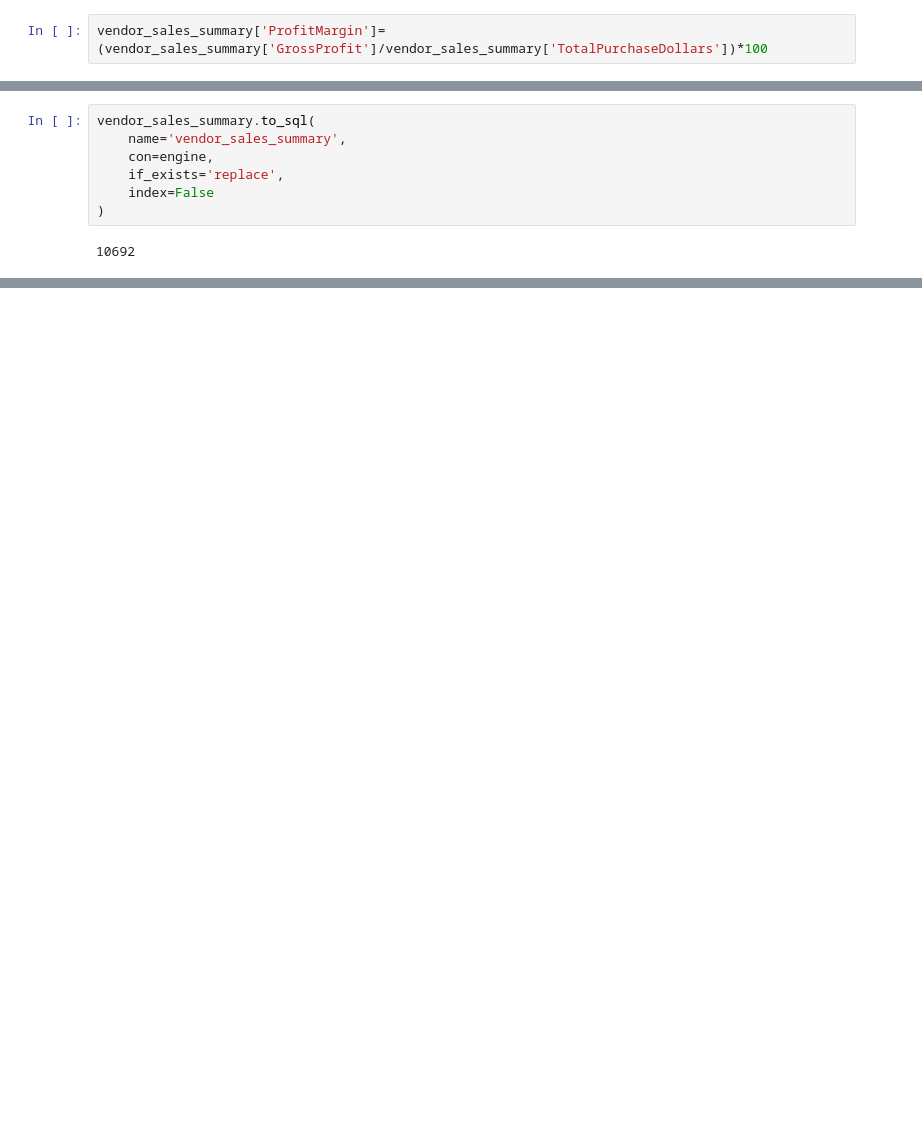
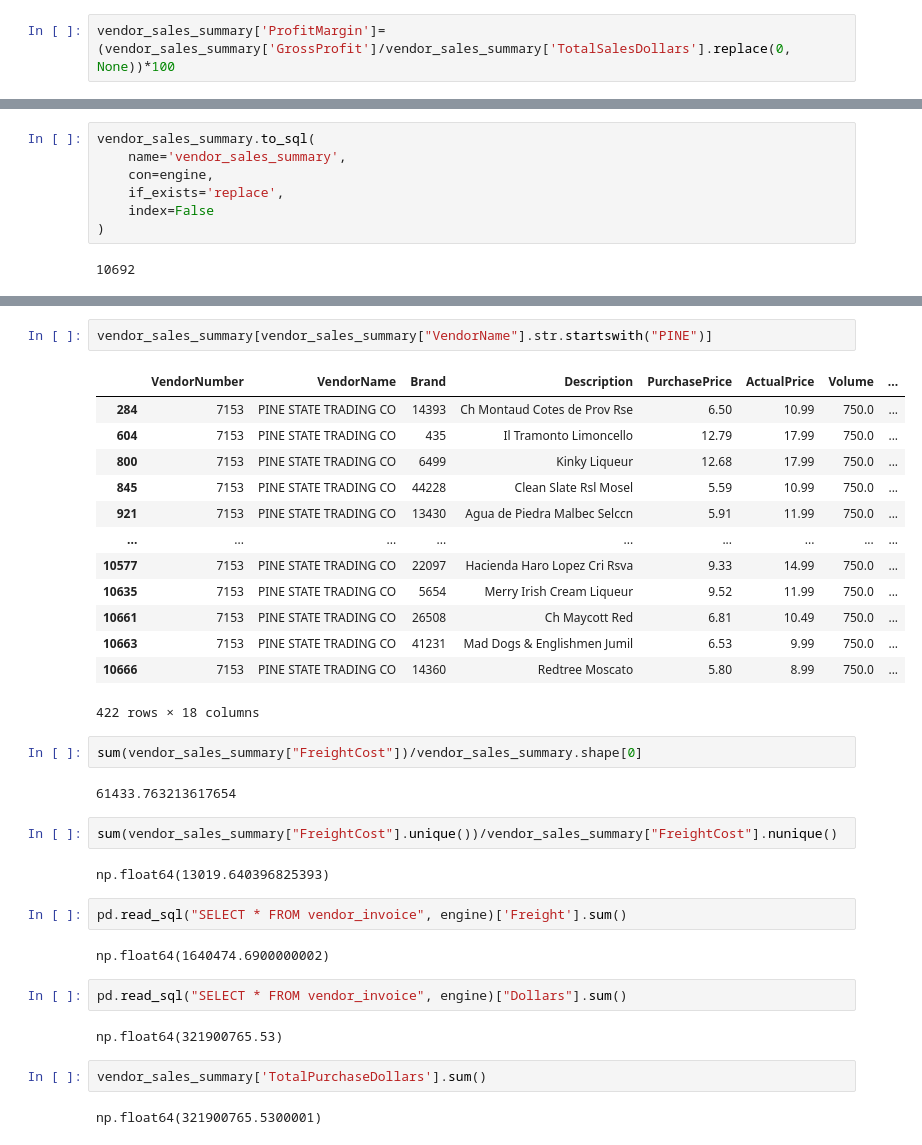
Before and after one commit to Aditya12084/vendor_performance_analysis, a Jupyter notebook: eda_notebooks/01_data_overview_eda.ipynb, the cells around one changed output, grey strips where cells are left out. Drawn from its saved outputs; the diff is of its cells as text; blank space fills up the shorter version.

```diff
--- a/eda_notebooks/01_data_overview_eda.ipynb
+++ b/eda_notebooks/01_data_overview_eda.ipynb
@@ -617,7 +642,7 @@ vendor_sales_summary[vendor_sales_summary['GrossProfit']<0]
 | 10672 | 5612 | MILTONS DISTRIBUTING CO | 17444 | D'Aquino Asti | 5.22 | 7.99 | 750.0 | ... |
 2127 rows × 15 columns
 # %%
-vendor_sales_summary['ProfitMargin']=(vendor_sales_summary['GrossProfit']/vendor_sales_summary['TotalPurchaseDollars'])*100
+vendor_sales_summary['ProfitMargin']=(vendor_sales_summary['GrossProfit']/vendor_sales_summary['TotalSalesDollars'].replace(0, None))*100
 # %%
 vendor_sales_summary.head()
 # %% [output]
@@ -796,0 +872,36 @@ if __name__=='__main__':
+# %%
+vendor_sales_summary[vendor_sales_summary["VendorName"].str.startswith("PINE")]
+# %% [output]
+|  | VendorNumber | VendorName | Brand | Description | PurchasePrice | ActualPrice | Volume | ... |
+| 284 | 7153 | PINE STATE TRADING CO | 14393 | Ch Montaud Cotes de Prov Rse | 6.50 | 10.99 | 750.0 | ... |
+| 604 | 7153 | PINE STATE TRADING CO | 435 | Il Tramonto Limoncello | 12.79 | 17.99 | 750.0 | ... |
+| 800 | 7153 | PINE STATE TRADING CO | 6499 | Kinky Liqueur | 12.68 | 17.99 | 750.0 | ... |
+| 845 | 7153 | PINE STATE TRADING CO | 44228 | Clean Slate Rsl Mosel | 5.59 | 10.99 | 750.0 | ... |
+| 921 | 7153 | PINE STATE TRADING CO | 13430 | Agua de Piedra Malbec Selccn | 5.91 | 11.99 | 750.0 | ... |
+| ... | ... | ... | ... | ... | ... | ... | ... | ... |
+| 10577 | 7153 | PINE STATE TRADING CO | 22097 | Hacienda Haro Lopez Cri Rsva | 9.33 | 14.99 | 750.0 | ... |
+| 10635 | 7153 | PINE STATE TRADING CO | 5654 | Merry Irish Cream Liqueur | 9.52 | 11.99 | 750.0 | ... |
+| 10661 | 7153 | PINE STATE TRADING CO | 26508 | Ch Maycott Red | 6.81 | 10.49 | 750.0 | ... |
+| 10663 | 7153 | PINE STATE TRADING CO | 41231 | Mad Dogs & Englishmen Jumil | 6.53 | 9.99 | 750.0 | ... |
+| 10666 | 7153 | PINE STATE TRADING CO | 14360 | Redtree Moscato | 5.80 | 8.99 | 750.0 | ... |
+422 rows × 18 columns
+# %%
+sum(vendor_sales_summary["FreightCost"])/vendor_sales_summary.shape[0]
+# %% [output]
+61433.763213617654
+# %%
+sum(vendor_sales_summary["FreightCost"].unique())/vendor_sales_summary["FreightCost"].nunique()
+# %% [output]
+np.float64(13019.640396825393)
+# %%
+pd.read_sql("SELECT * FROM vendor_invoice", engine)['Freight'].sum()
+# %% [output]
+np.float64(1640474.6900000002)
+# %%
+pd.read_sql("SELECT * FROM vendor_invoice", engine)["Dollars"].sum()
+# %% [output]
+np.float64(321900765.53)
+# %%
+vendor_sales_summary['TotalPurchaseDollars'].sum()
+# %% [output]
+np.float64(321900765.5300001)
```
Also changed, not shown: parts of 34 cells of this notebook, 4 other files.
